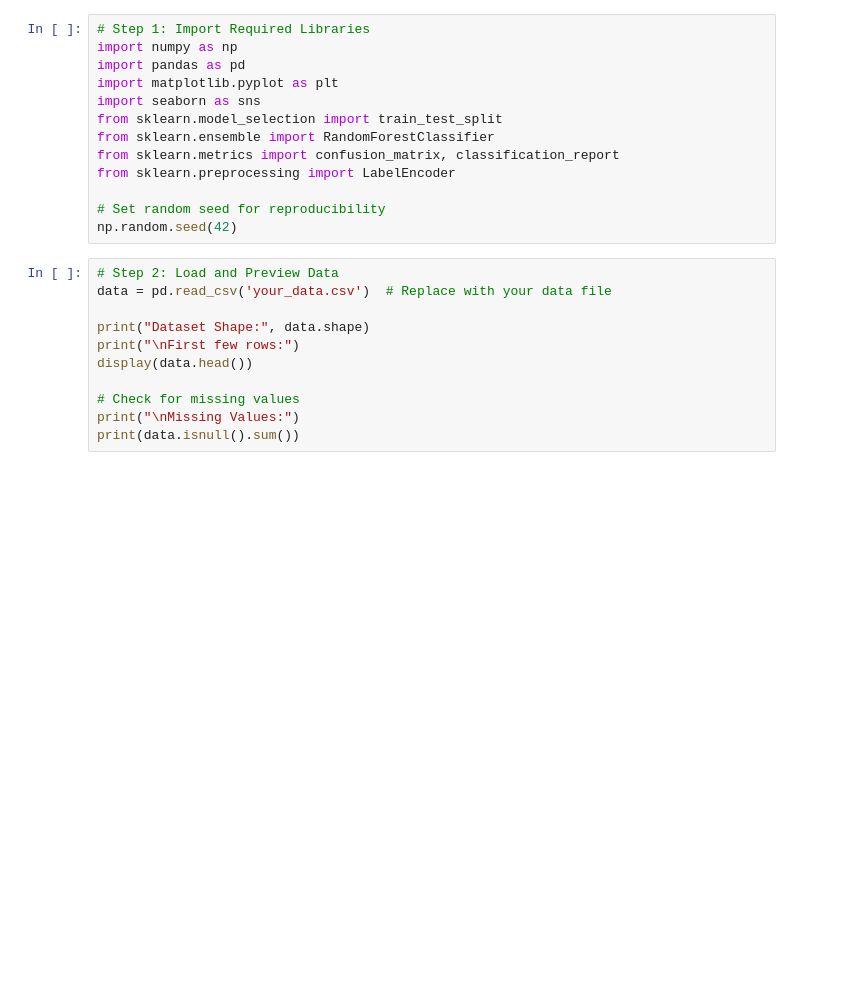
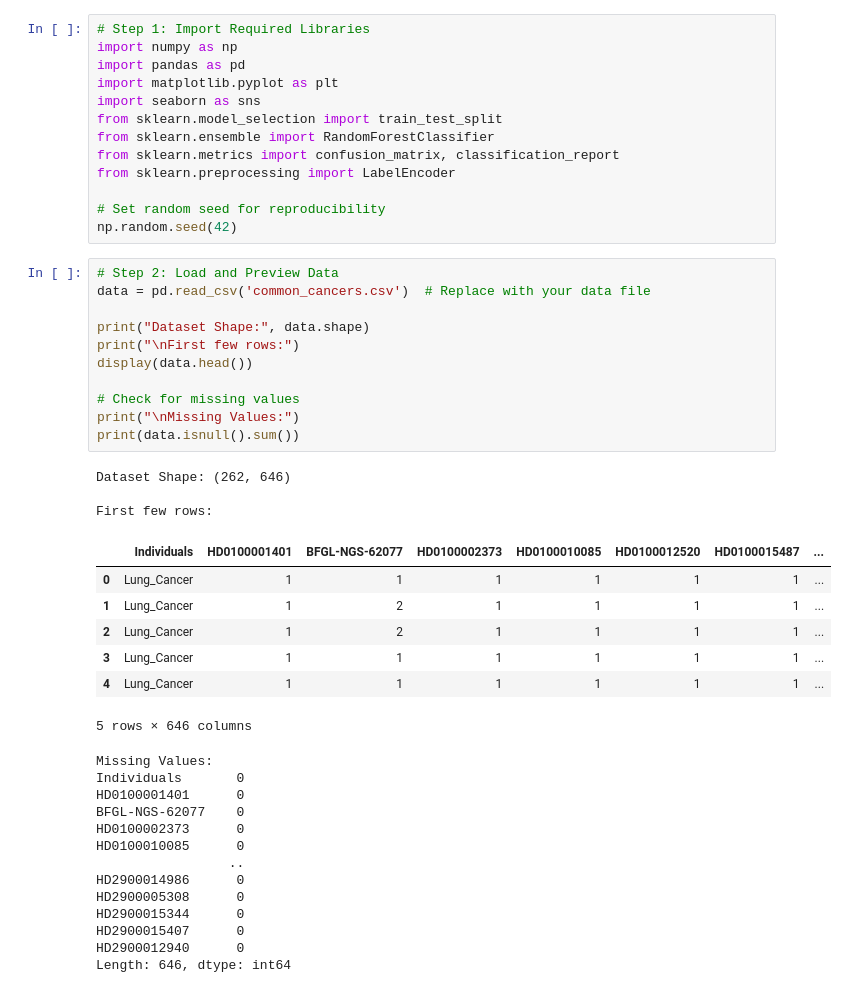
Before and after one commit to kkokay07/GenomicClass_on_Cloud, a Jupyter notebook: ML in genomics/ML_Random_forest.ipynb, the cells around one changed output. Saved outputs shown, nothing was run; the diff lists cells and outputs as text; blank space fills up the shorter version.

```diff
--- a/ML in genomics/ML_Random_forest.ipynb
+++ b/ML in genomics/ML_Random_forest.ipynb
@@ -24,15 +24,39 @@ from sklearn.preprocessing import LabelEncoder
 np.random.seed(42)
 # %%
 # Step 2: Load and Preview Data
-data = pd.read_csv('your_data.csv')  # Replace with your data file
+data = pd.read_csv('common_cancers.csv')  # Replace with your data file
 
 print("Dataset Shape:", data.shape)
 print("\nFirst few rows:")
 display(data.head())
 
 # Check for missing values
 print("\nMissing Values:")
 print(data.isnull().sum())
+# %% [output]
+Dataset Shape: (262, 646)
+
+First few rows:
+|  | Individuals | HD0100001401 | BFGL-NGS-62077 | HD0100002373 | HD0100010085 | HD0100012520 | HD0100015487 | ... |
+| 0 | Lung_Cancer | 1 | 1 | 1 | 1 | 1 | 1 | ... |
+| 1 | Lung_Cancer | 1 | 2 | 1 | 1 | 1 | 1 | ... |
+| 2 | Lung_Cancer | 1 | 2 | 1 | 1 | 1 | 1 | ... |
+| 3 | Lung_Cancer | 1 | 1 | 1 | 1 | 1 | 1 | ... |
+| 4 | Lung_Cancer | 1 | 1 | 1 | 1 | 1 | 1 | ... |
+5 rows × 646 columns
+Missing Values:
+Individuals       0
+HD0100001401      0
+BFGL-NGS-62077    0
+HD0100002373      0
+HD0100010085      0
+                 ..
+HD2900014986      0
+HD2900005308      0
+HD2900015344      0
+HD2900015407      0
+HD2900012940      0
+Length: 646, dtype: int64
 # %%
 # Step 3: Data Preprocessing
 
```
Also changed, not shown: parts of 8 cells of this notebook.
